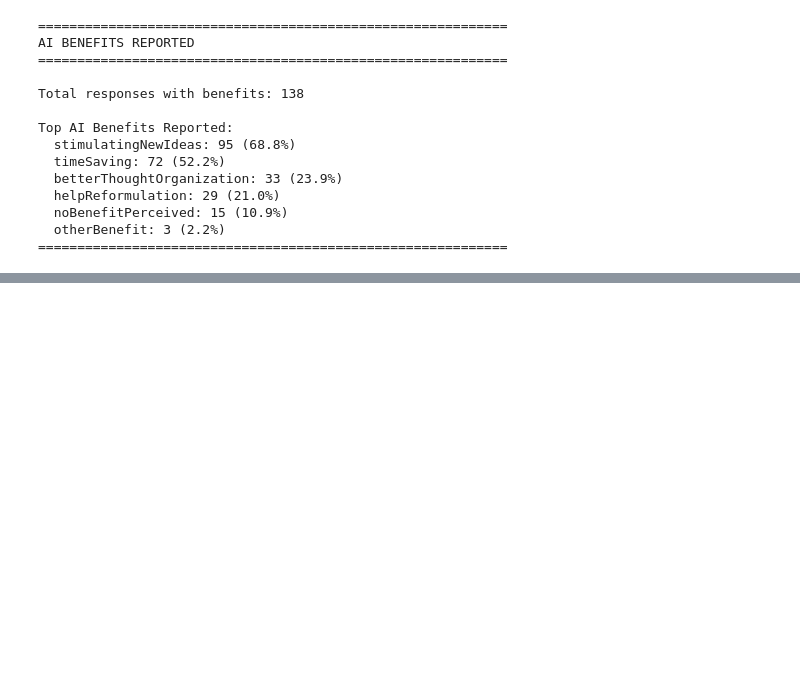
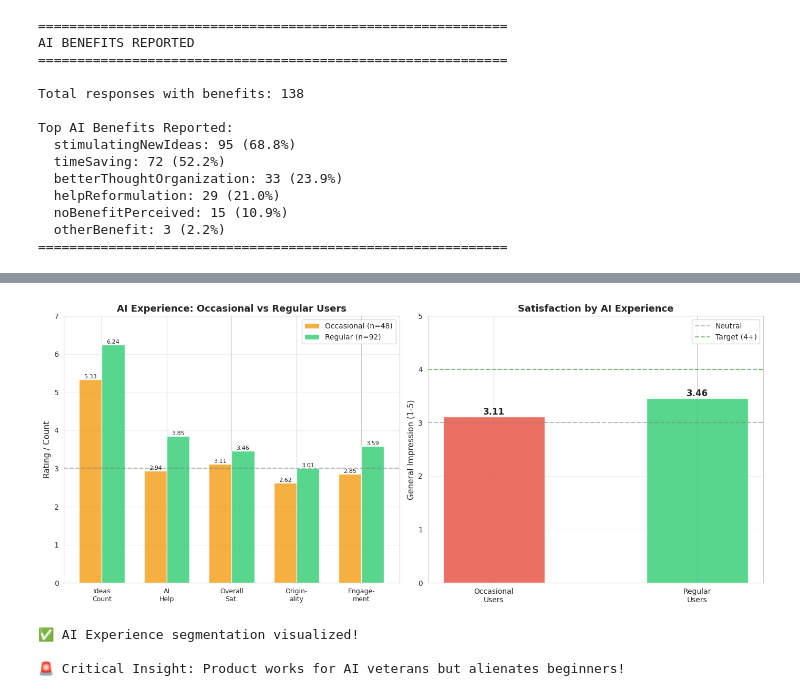
Before and after one commit to EngineerProjects/Hello-Pulse-Survey, a Jupyter notebook: notebooks/new_version/02_exploratory_data_analysis.ipynb, the cells around one changed output, grey strips where cells are left out. Drawn from its saved outputs; the diff is of its cells as text; code cells hidden in the pictures; blank space fills up the shorter version.

```diff
--- a/notebooks/new_version/02_exploratory_data_analysis.ipynb
+++ b/notebooks/new_version/02_exploratory_data_analysis.ipynb
@@ -1062,0 +1643,70 @@ Top AI Benefits Reported:
+# %%
+# %%
+# Visualize AI Experience Segments
+fig, axes = plt.subplots(1, 2, figsize=(14, 6))
+
+# Plot 1: Key metrics comparison
+ax1 = axes[0]
+metrics = ['Avg Ideas', 'Avg AI Help', 'Avg Satisfaction', 'Avg Originality', 'Avg Engagement']
+occasional_vals = [5.33, 2.94, 3.11, 2.62, 2.85]
+regular_vals = [6.24, 3.85, 3.46, 3.01, 3.59]
+
+x = np.arange(len(metrics))
+width = 0.35
+
+bars1 = ax1.bar(x - width/2, occasional_vals, width, label='Occasional (n=48)',
+                color='#f39c12', alpha=0.8)
+bars2 = ax1.bar(x + width/2, regular_vals, width, label='Regular (n=92)',
+                color='#2ecc71', alpha=0.8)
+
+# Add values on bars
+for bars in [bars1, bars2]:
+    for bar in bars:
+        height = bar.get_height()
+        ax1.text(bar.get_x() + bar.get_width()/2., height,
+                f'{height:.2f}',
+                ha='center', va='bottom', fontsize=8)
+
+ax1.set_ylabel('Rating / Count', fontsize=11)
+ax1.set_title('AI Experience: Occasional vs Regular Users', fontsize=13, fontweight='bold')
+ax1.set_xticks(x)
+ax1.set_xticklabels(['Ideas\nCount', 'AI\nHelp', 'Overall\nSat.', 'Origin-\nality', 'Engage-\nment'],
+                     fontsize=9)
+ax1.legend()
+ax1.axhline(y=3, color='gray', linestyle='--', alpha=0.5)
+ax1.set_ylim([0, 7])
+ax1.grid(axis='y', alpha=0.3)
+
+# Plot 2: Satisfaction breakdown
+ax2 = axes[1]
+categories = ['Occasional\nUsers', 'Regular\nUsers']
+satisfaction_scores = [3.11, 3.46]
+colors_sat = ['#e74c3c', '#2ecc71']
+
+bars = ax2.bar(categories, satisfaction_scores, color=colors_sat, alpha=0.8, width=0.5)
+
+# Add values
+for bar in bars:
+    height = bar.get_height()
+    ax2.text(bar.get_x() + bar.get_width()/2., height,
+            f'{height:.2f}',
+            ha='center', va='bottom', fontsize=12, fontweight='bold')
+
+ax2.set_ylabel('General Impression (1-5)', fontsize=11)
+ax2.set_title('Satisfaction by AI Experience', fontsize=13, fontweight='bold')
+ax2.axhline(y=3, color='gray', linestyle='--', alpha=0.5, label='Neutral')
+ax2.axhline(y=4, color='green', linestyle='--', alpha=0.5, label='Target (4+)')
+ax2.set_ylim([0, 5])
+ax2.legend()
+ax2.grid(axis='y', alpha=0.3)
+
+plt.tight_layout()
+plt.show()
+
+print("✅ AI Experience segmentation visualized!")
+print("\n🚨 Critical Insight: Product works for AI veterans but alienates beginners!")
+# %% [output]
+[figure, added]
+✅ AI Experience segmentation visualized!
+
+🚨 Critical Insight: Product works for AI veterans but alienates beginners!
```
Also changed, not shown: parts of 23 cells of this notebook.
